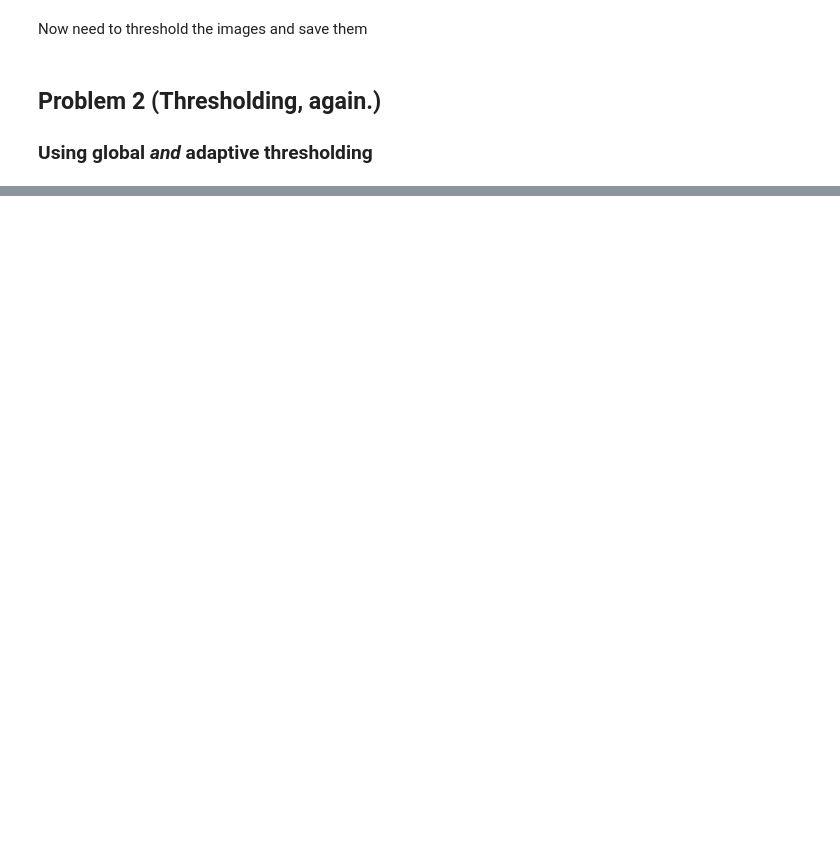
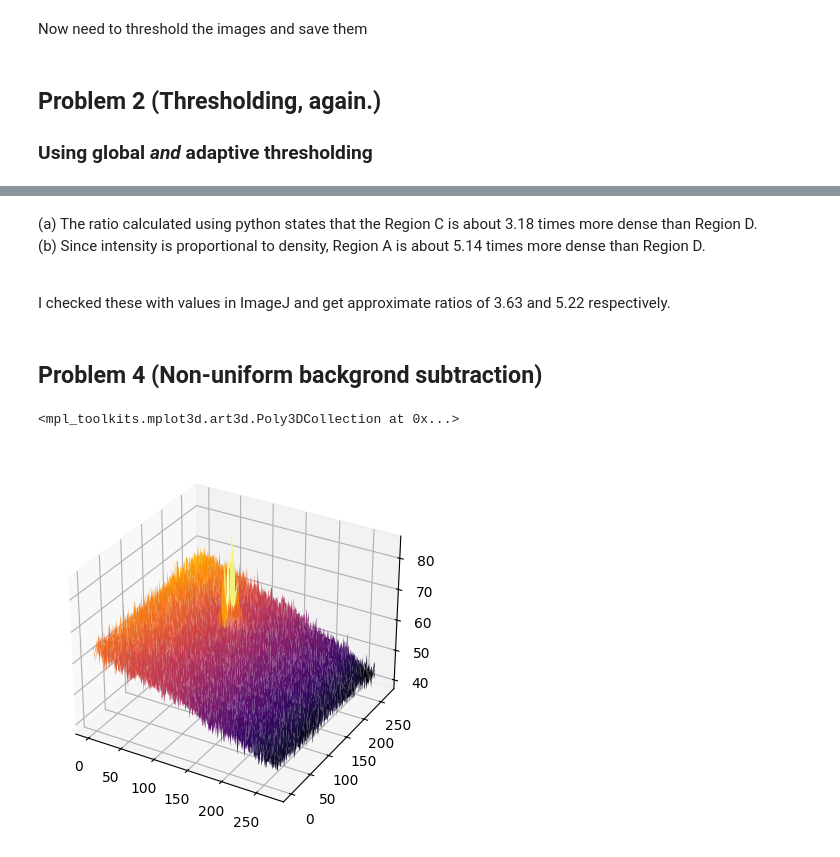
Before and after one commit to babrouse/image_analysis, a Jupyter notebook: homework/submitted/homework_2.ipynb, the cells around one changed output, grey strips where cells are left out. Saved outputs shown, nothing was run; the diff lists cells and outputs as text; code cells hidden in the pictures; blank space fills up the shorter version.

```diff
--- a/homework/submitted/homework_2.ipynb
+++ b/homework/submitted/homework_2.ipynb
@@ -135,0 +212,27 @@ Text(0.5, 1.0, 'Adaptive threshold')
+# %% [markdown]
+(a) The ratio calculated using python states that the Region C is about 3.18 times more dense than Region D. <br>
+(b) Since intensity is proportional to density, Region A is about 5.14 times more dense than Region D. <br><br>
+
+I checked these with values in ImageJ and get approximate ratios of 3.63 and 5.22 respectively.
+# %% [markdown]
+## Problem 4 (Non-uniform backgrond subtraction)
+# %%
+#(a)
+# Import new image
+bead_img = io.imread('images/homework_2/GUV24_bead_crop.png')
+
+# convert to 2D array and extract x and y values
+bead_2d = bead_img[:, :, 0]
+height, width = bead_2d.shape
+
+x = np.arange(0, width)
+y = np.arange(0, height)
+x, y = np.meshgrid(x, y)
+
+fig = plt.figure()
+ax = plt.axes(projection='3d')
+
+ax.plot_surface(x, y, bead_2d, cmap='inferno')
+# %% [output]
+<mpl_toolkits.mplot3d.art3d.Poly3DCollection at 0x...>
+[figure, added]
```
Also changed, not shown: parts of 15 cells of this notebook, 6 other files.
